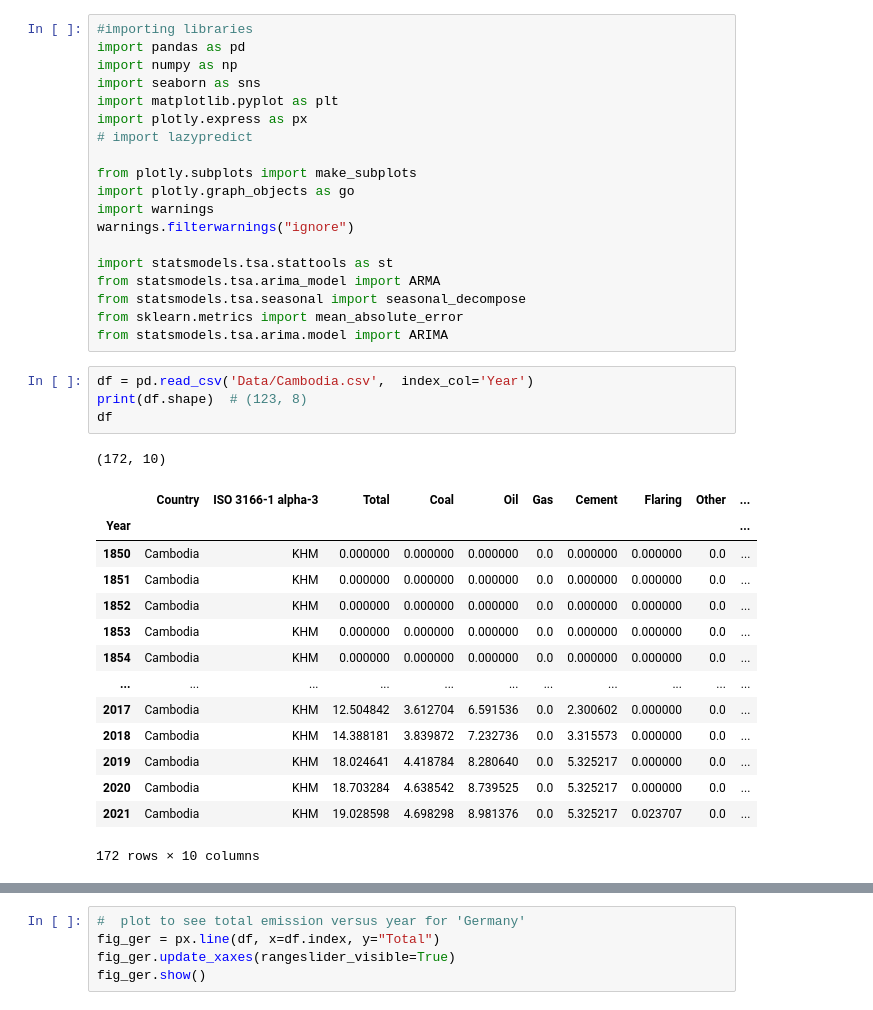
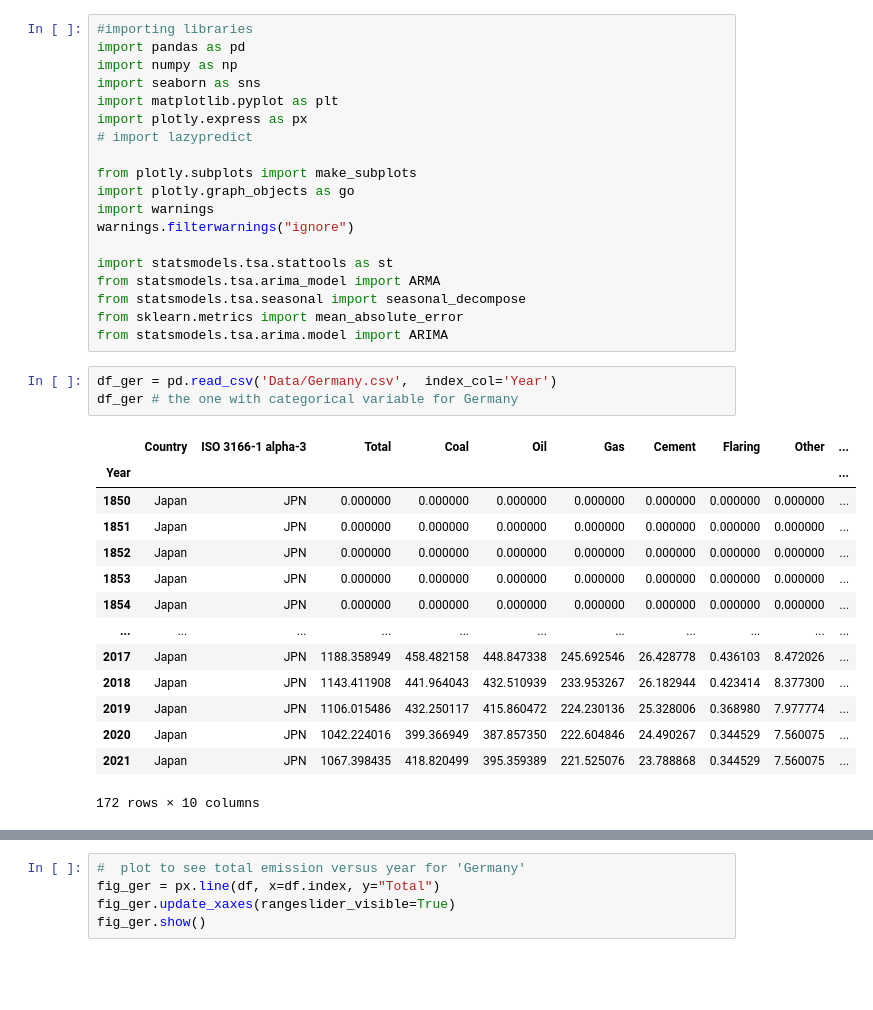
Before and after one commit to danilogiarlini/Global-CO2-Emission-Forecasting, a Jupyter notebook: arima_model.ipynb, the cells around one changed output, grey strips where cells are left out. Drawn from its saved outputs; the diff is of its cells as text; blank space fills up the shorter version.

```diff
--- a/arima_model.ipynb
+++ b/arima_model.ipynb
@@ -17,23 +17,21 @@ from statsmodels.tsa.arima_model import ARMA
 from statsmodels.tsa.seasonal import seasonal_decompose
 from sklearn.metrics import mean_absolute_error
 from statsmodels.tsa.arima.model import ARIMA
-# %%
-df = pd.read_csv('Data/Cambodia.csv',  index_col='Year')
-print(df.shape)  # (123, 8)
-df
-# %% [output]
-(172, 10)
-|  | Country | ISO 3166-1 alpha-3 | Total | Coal | Oil | Gas | Cement | Flaring | Other | ... |
-| Year |  |  |  |  |  |  |  |  |  | ... |
-| 1850 | Cambodia | KHM | 0.000000 | 0.000000 | 0.000000 | 0.0 | 0.000000 | 0.000000 | 0.0 | ... |
-| 1851 | Cambodia | KHM | 0.000000 | 0.000000 | 0.000000 | 0.0 | 0.000000 | 0.000000 | 0.0 | ... |
-| 1852 | Cambodia | KHM | 0.000000 | 0.000000 | 0.000000 | 0.0 | 0.000000 | 0.000000 | 0.0 | ... |
-| 1853 | Cambodia | KHM | 0.000000 | 0.000000 | 0.000000 | 0.0 | 0.000000 | 0.000000 | 0.0 | ... |
-| 1854 | Cambodia | KHM | 0.000000 | 0.000000 | 0.000000 | 0.0 | 0.000000 | 0.000000 | 0.0 | ... |
-| ... | ... | ... | ... | ... | ... | ... | ... | ... | ... | ... |
-| 2017 | Cambodia | KHM | 12.504842 | 3.612704 | 6.591536 | 0.0 | 2.300602 | 0.000000 | 0.0 | ... |
-| 2018 | Cambodia | KHM | 14.388181 | 3.839872 | 7.232736 | 0.0 | 3.315573 | 0.000000 | 0.0 | ... |
-| 2019 | Cambodia | KHM | 18.024641 | 4.418784 | 8.280640 | 0.0 | 5.325217 | 0.000000 | 0.0 | ... |
-| 2020 | Cambodia | KHM | 18.703284 | 4.638542 | 8.739525 | 0.0 | 5.325217 | 0.000000 | 0.0 | ... |
-| 2021 | Cambodia | KHM | 19.028598 | 4.698298 | 8.981376 | 0.0 | 5.325217 | 0.023707 | 0.0 | ... |
-172 rows × 10 columns
+# %%
+df_ger = pd.read_csv('Data/Germany.csv',  index_col='Year')
+df_ger # the one with categorical variable for Germany
+# %% [output]
+|  | Country | ISO 3166-1 alpha-3 | Total | Coal | Oil | Gas | Cement | Flaring | Other | ... |
+| Year |  |  |  |  |  |  |  |  |  | ... |
+| 1850 | Japan | JPN | 0.000000 | 0.000000 | 0.000000 | 0.000000 | 0.000000 | 0.000000 | 0.000000 | ... |
+| 1851 | Japan | JPN | 0.000000 | 0.000000 | 0.000000 | 0.000000 | 0.000000 | 0.000000 | 0.000000 | ... |
+| 1852 | Japan | JPN | 0.000000 | 0.000000 | 0.000000 | 0.000000 | 0.000000 | 0.000000 | 0.000000 | ... |
+| 1853 | Japan | JPN | 0.000000 | 0.000000 | 0.000000 | 0.000000 | 0.000000 | 0.000000 | 0.000000 | ... |
+| 1854 | Japan | JPN | 0.000000 | 0.000000 | 0.000000 | 0.000000 | 0.000000 | 0.000000 | 0.000000 | ... |
+| ... | ... | ... | ... | ... | ... | ... | ... | ... | ... | ... |
+| 2017 | Japan | JPN | 1188.358949 | 458.482158 | 448.847338 | 245.692546 | 26.428778 | 0.436103 | 8.472026 | ... |
+| 2018 | Japan | JPN | 1143.411908 | 441.964043 | 432.510939 | 233.953267 | 26.182944 | 0.423414 | 8.377300 | ... |
+| 2019 | Japan | JPN | 1106.015486 | 432.250117 | 415.860472 | 224.230136 | 25.328006 | 0.368980 | 7.977774 | ... |
+| 2020 | Japan | JPN | 1042.224016 | 399.366949 | 387.857350 | 222.604846 | 24.490267 | 0.344529 | 7.560075 | ... |
+| 2021 | Japan | JPN | 1067.398435 | 418.820499 | 395.359389 | 221.525076 | 23.788868 | 0.344529 | 7.560075 | ... |
+172 rows × 10 columns
```
Also changed, not shown: parts of 6 cells of this notebook.
